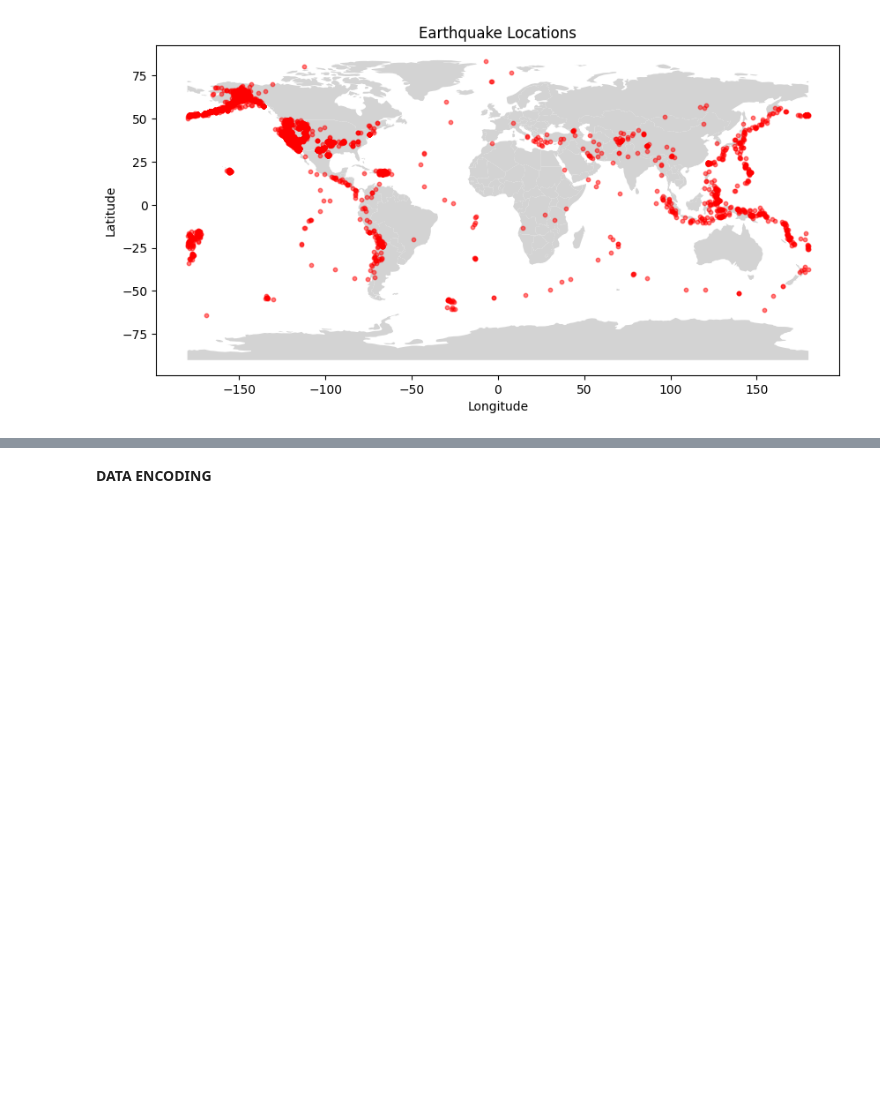
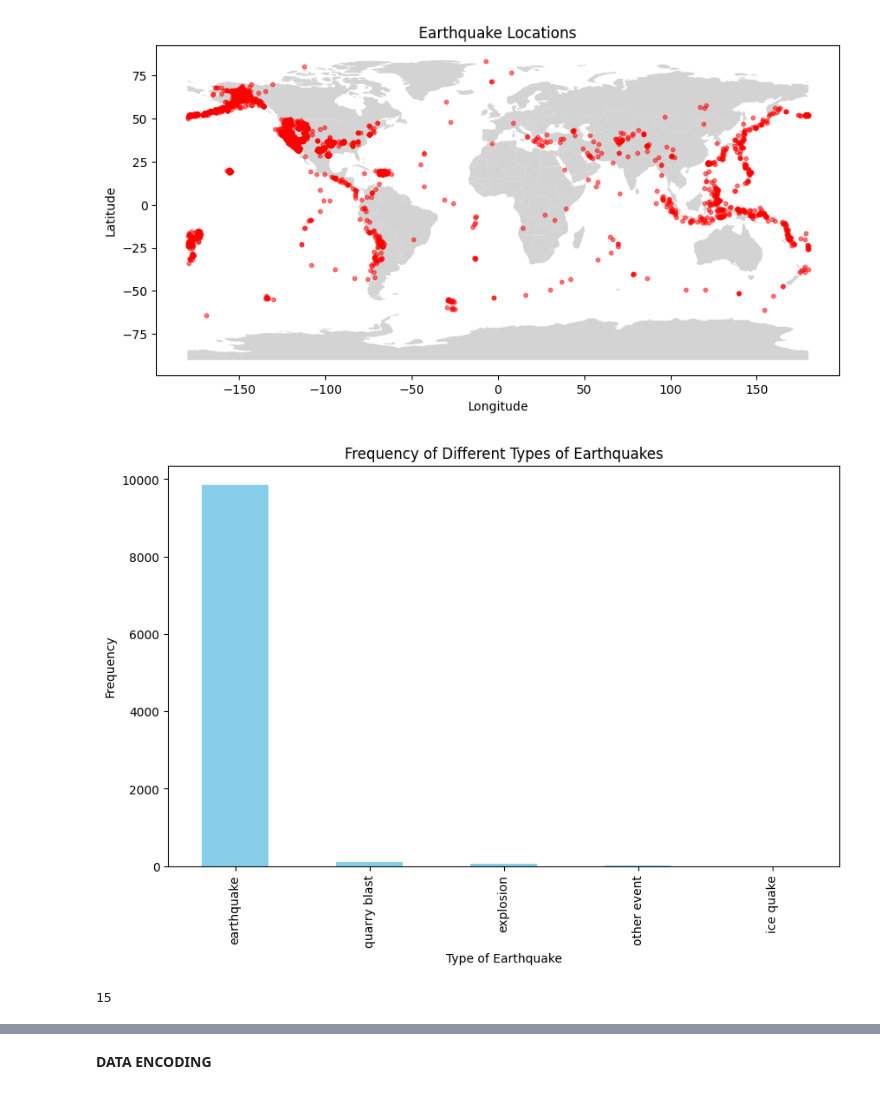
Before and after one commit to Mercymerine/Machine_Learning_1, a Jupyter notebook: cap_earthquake.ipynb, the cells around one changed output, grey strips where cells are left out. Saved outputs shown, nothing was run; the diff lists cells and outputs as text; code cells hidden in the pictures; blank space fills up the shorter version.

```diff
--- a/cap_earthquake.ipynb
+++ b/cap_earthquake.ipynb
@@ -672,0 +662,15 @@ type_counts =
+# %%
+type_counts = geo_df['type'].value_counts()
+
+plt.figure(figsize=(10, 6))
+type_counts.plot(kind='bar', color='skyblue')
+plt.ylabel('Frequency')
+plt.xlabel('Type of Earthquake')
+plt.title('Frequency of Different Types of Earthquakes')
+plt.show()
+# %% [output]
+[figure, added]
+# %%
+geo_df['net'].nunique()
+# %% [output]
+15
```
Also changed, not shown: parts of 6 cells of this notebook.
